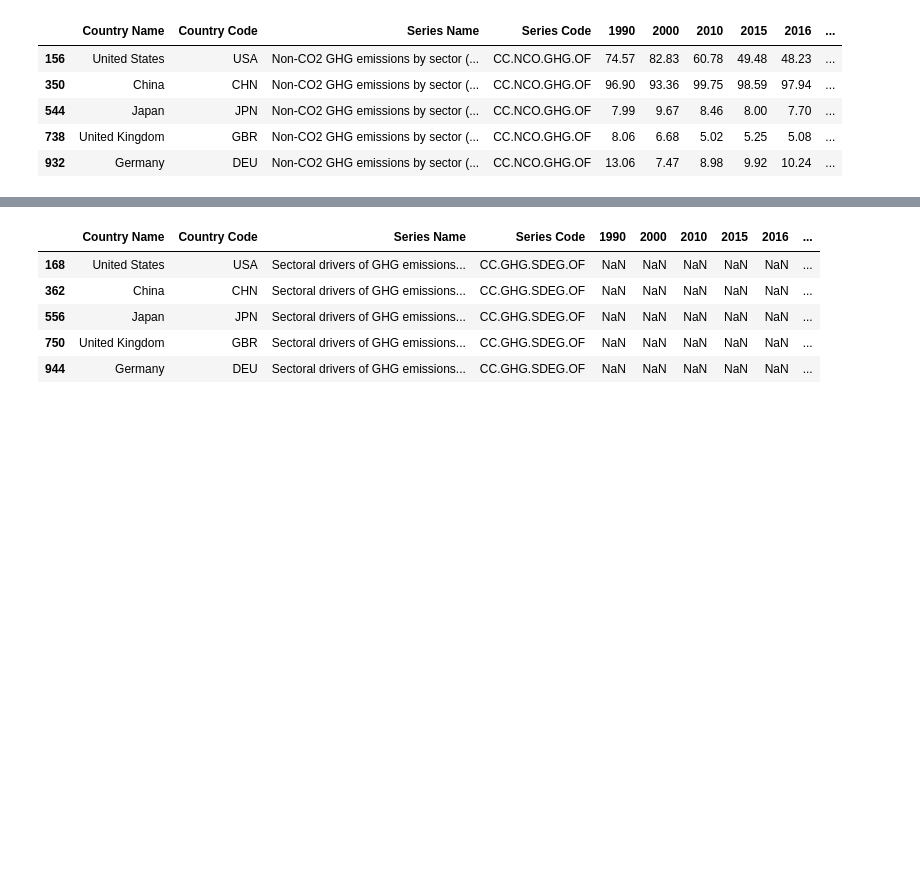
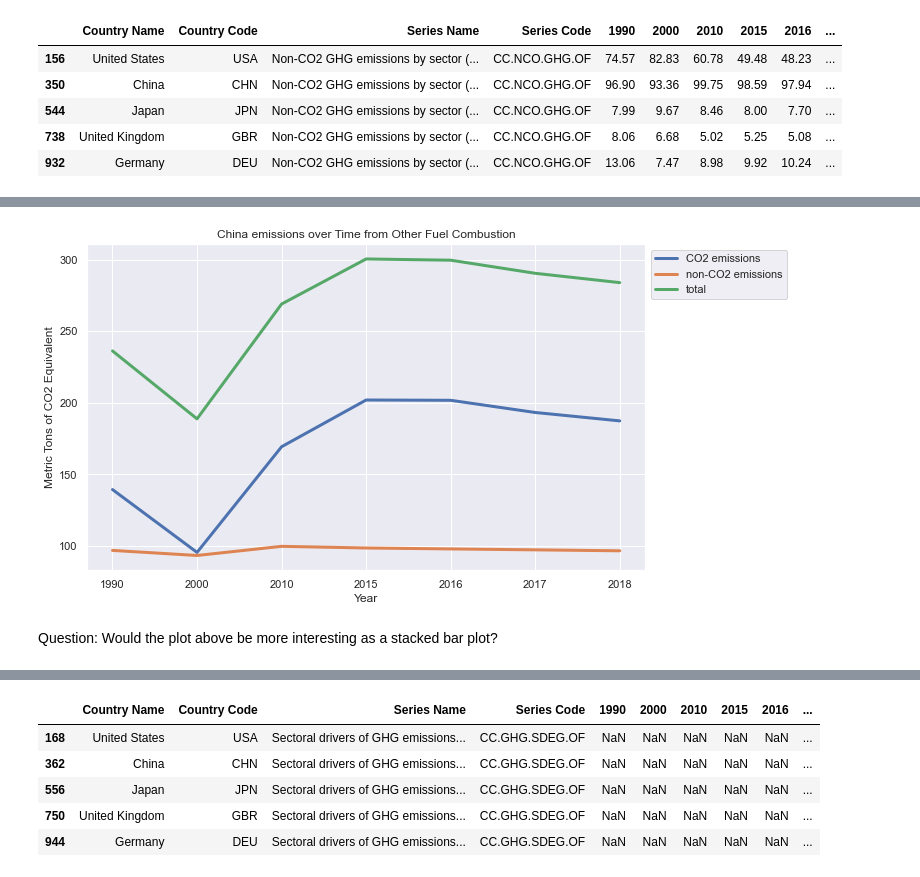
Before and after one commit to tingo121/climate-solo, a Jupyter notebook: EDA_WorldBank_climate.ipynb, the cells around one changed output, grey strips where cells are left out. Saved outputs shown, nothing was run; the diff lists cells and outputs as text; code cells hidden in the pictures; blank space fills up the shorter version.

```diff
--- a/EDA_WorldBank_climate.ipynb
+++ b/EDA_WorldBank_climate.ipynb
@@ -829,0 +947,15 @@ non_CO2_other.head()
+# %%
+#take slice of dataframe for just China and just these three series:
+#'Non-CO2 GHG emissions by sector (Mt CO2 eq) - Other Fuel Combustion'
+#'Total GHG emissions by sector (Mt CO2 eq) - Other Fuel Combustion'
+#'CO2 GHG emissions by sector (Mt CO2 eq) - Other Fuel Combustion'
+#can't add together my little dataframes because i erased the series name?
+china_non_CO2_other = non_CO2_other[non_CO2_other['Country Name'] == 'China']
+china_non_CO2_other['Series'] = 'non-CO2_other'
+china_CO2_other = CO2_other[CO2_other['Country Name'] == 'China']
+china_CO2_other['Series'] = 'CO2_other'
+china_total_ghg_other = total_ghg_other[total_ghg_other['Country Name'] == 'China']
+china_total_ghg_other['Series'] = 'total_ghg_other'
+#china_emissions_other =
+#data[data['Series Name'] == 'Sectoral drivers of GHG emissions growth in the period 2012-2018 - Other Fuel Combustion (contribution to total growth, %)']
+#china_emissions_other.head()
@@ -829,0 +978,4 @@ non_CO2_other.head()
+# %%
+#concatenate the three china dataframes
+#df3 = pd.concat([df1,df2], ignore_index=True)
+china_other_fuels = pd.concat([china_CO2_other, china_non_CO2_other, china_total_ghg_other], ignore_index=True)
@@ -829,0 +996,19 @@ non_CO2_other.head()
+# %%
+sns.lineplot(
+    data = china_other_fuels,
+    x = 'Year',
+    y = 'Value',
+    hue = 'Series',
+    linewidth=3,
+    legend = 'auto',
+).set(title = 'China emissions over Time from Other Fuel Combustion',
+      xlabel = 'Year',
+      ylabel = 'Metric Tons of CO2 Equivalent',
+     )
+
+plt.legend(labels=["CO2 emissions","non-CO2 emissions","total"])
+sns.move_legend(plt.gca(), loc="upper left", bbox_to_anchor=(1, 1))
+# %% [output]
+[figure, added]
+# %% [markdown]
+Question: Would the plot above be more interesting as a stacked bar plot?
```
Also changed, not shown: parts of 12 cells of this notebook.
